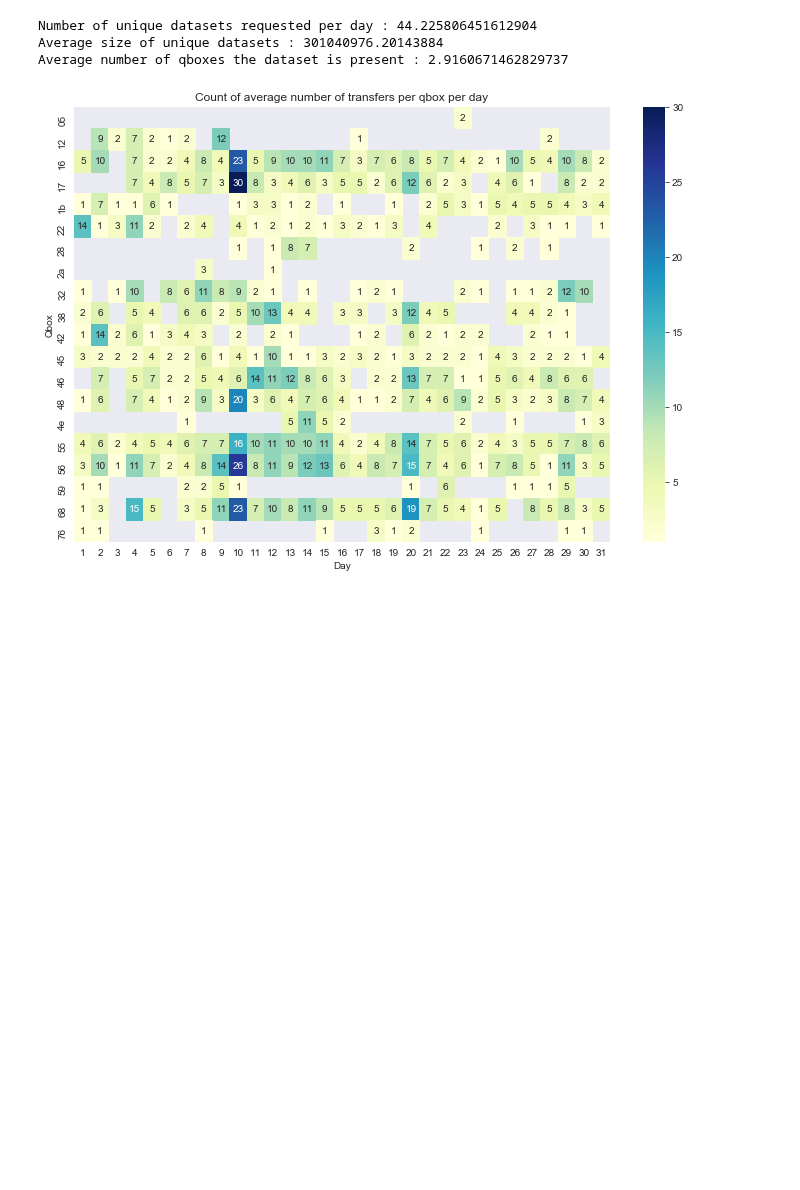
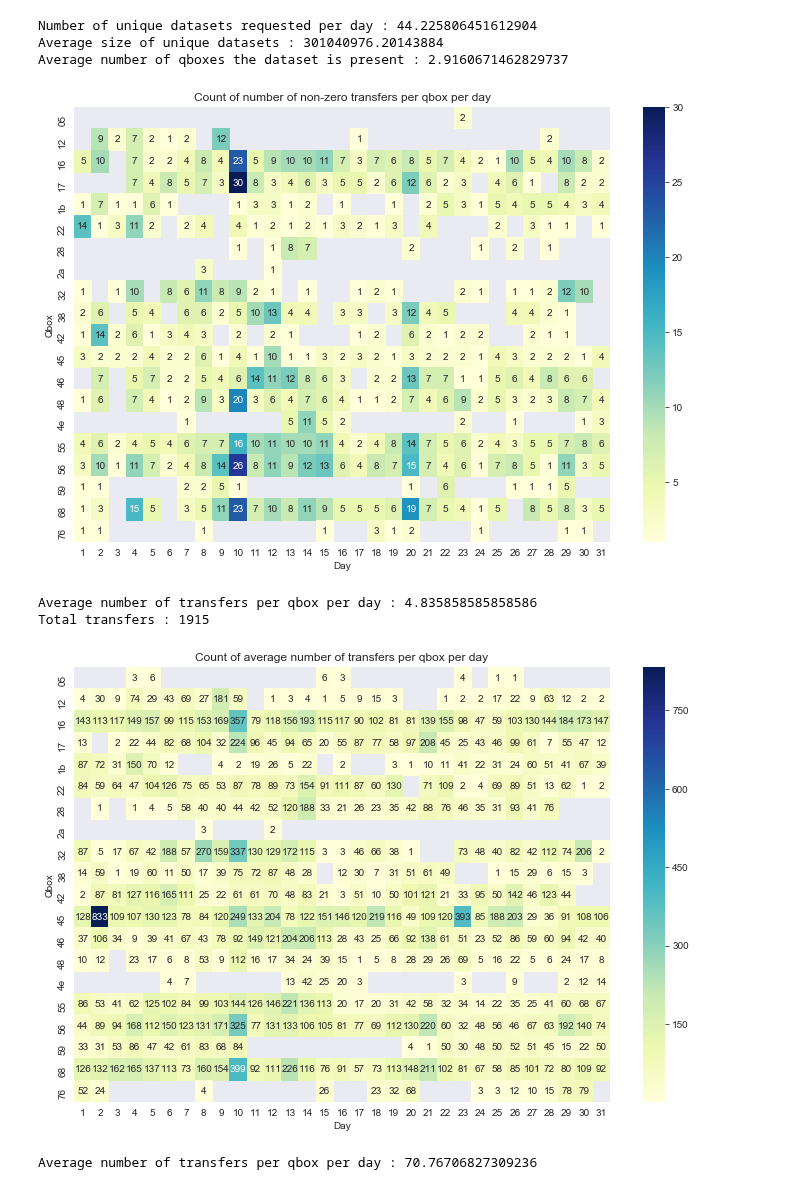
Before and after one commit to AdwaitB/greco-notes, a Jupyter notebook: infra/Analysis_full_1.ipynb, the cells around one changed output. Cells and saved outputs as stored; diff of their text form; code cells hidden in the pictures; blank space fills up the shorter version.

```diff
--- a/infra/Analysis_full_1.ipynb
+++ b/infra/Analysis_full_1.ipynb
@@ -926,10 +926,16 @@ Number of unique datasets requested per day : 44.225806451612904
 Average size of unique datasets : 301040976.20143884
 Average number of qboxes the dataset is present : 2.9160671462829737
 # %%
+l = []
+
+def accumulate(x):
+    l.append(len(x))
+    return len(x)
+
 temp = data[1][['transfer_history.qbox_short', 'day', 'transfer_history.actually_transferred_size']]
 temp = temp[temp['transfer_history.qbox_short'].notna()]
 temp = temp[temp['transfer_history.actually_transferred_size'] > 0]
-temp = temp.groupby(['transfer_history.qbox_short', 'day'])['transfer_history.actually_transferred_size'].apply(lambda x: len(x))
+temp = temp.groupby(['transfer_history.qbox_short', 'day'])['transfer_history.actually_transferred_size'].apply(lambda x: accumulate(x))
 temp = temp.to_frame().reset_index()
 
 temp = temp.pivot(index='transfer_history.qbox_short', columns='day', values='transfer_history.actually_transferred_size')
@@ -938,7 +944,36 @@ plt.figure(figsize=plot_size)
 sb.heatmap(temp, annot=True, cmap="YlGnBu", fmt='g')
 plt.xlabel("Day")
 plt.ylabel("Qbox")
-plt.title("Count of average number of transfers per qbox per day")
+plt.title("Count of number of non-zero transfers per qbox per day")
 plt.show()
+
+print("Average number of transfers per qbox per day : {}".format(np.mean(l)))
+print("Total transfers : {}".format(sum(l)))
 # %% [output]
 [figure]
+Average number of transfers per qbox per day : 4.835858585858586
+Total transfers : 1915
+# %%
+l = []
+
+def accumulate(x):
+    l.append(len(x))
+    return len(x)
+
+temp = data[1][['transfer_history.qbox_short', 'day', 'transfer_history.actually_transferred_size']]
+temp = temp.groupby(['transfer_history.qbox_short', 'day'])['transfer_history.actually_transferred_size'].apply(lambda x: accumulate(x))
+temp = temp.to_frame().reset_index()
+
+temp = temp.pivot(index='transfer_history.qbox_short', columns='day', values='transfer_history.actually_transferred_size')
+
+plt.figure(figsize=plot_size)
+sb.heatmap(temp, annot=True, cmap="YlGnBu", fmt='g')
+plt.xlabel("Day")
+plt.ylabel("Qbox")
+plt.title("Count of average number of transfers per qbox per day")
+plt.show()
+
+print("Average number of transfers per qbox per day : {}".format(np.mean(l)))
+# %% [output]
+[figure, added]
+Average number of transfers per qbox per day : 70.76706827309236
```
Also changed, not shown: parts of 1 cell of this notebook, 1 other file.
